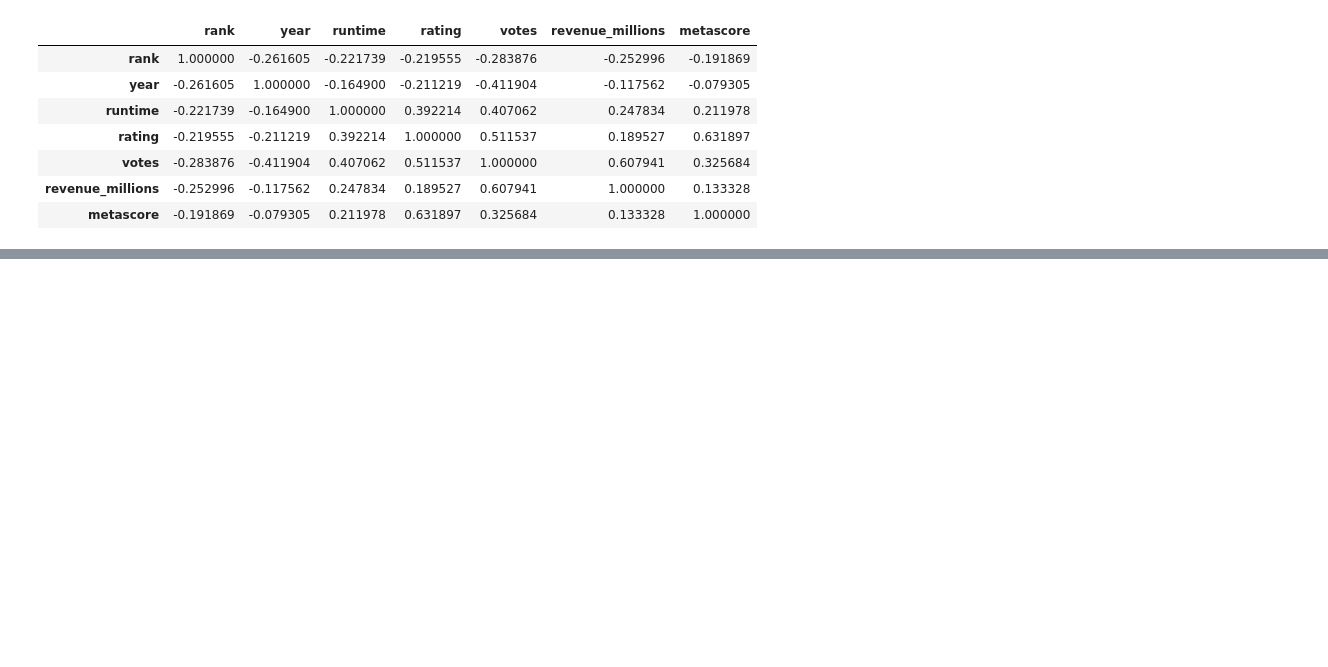
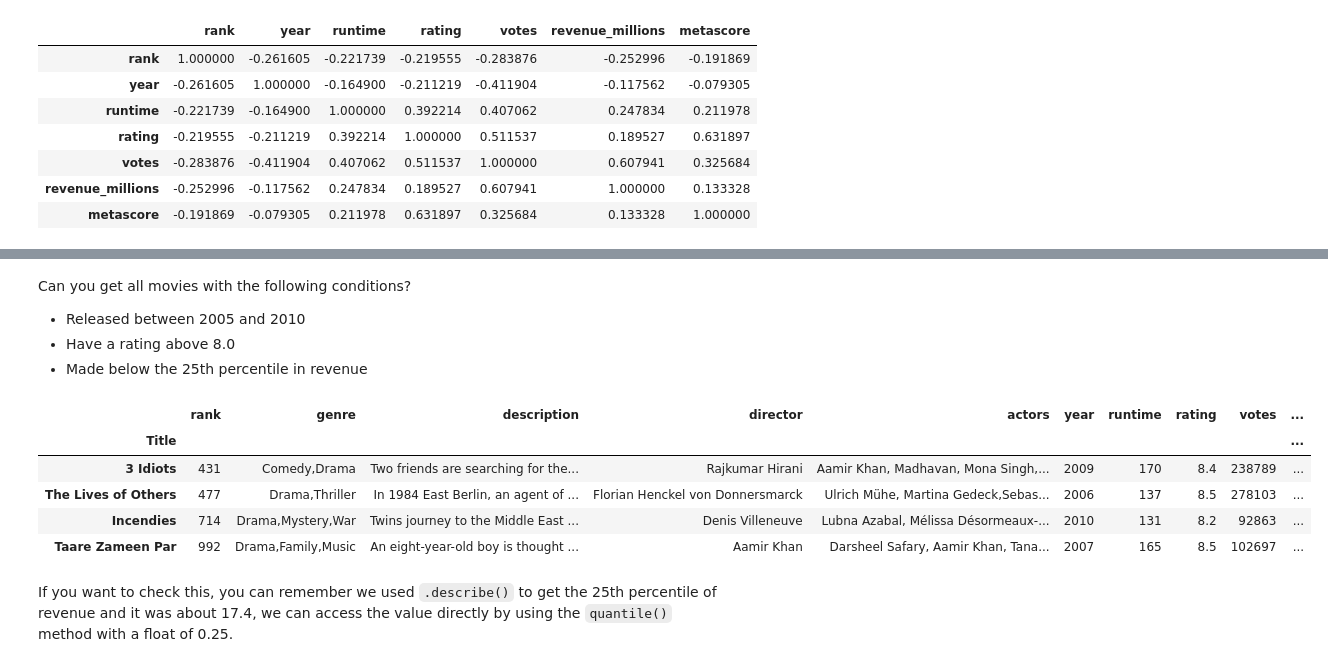
Before and after one commit to mrodriguezalas/intro-python-summer-course, a Jupyter notebook: Lesson 3/Lesson 3b - Pandas Key Concepts.ipynb, the cells around one changed output, grey strips where cells are left out. Cells and saved outputs as stored; diff of their text form; code cells hidden in the pictures; blank space fills up the shorter version.

```diff
--- a/Lesson 3/Lesson 3b - Pandas Key Concepts.ipynb
+++ b/Lesson 3/Lesson 3b - Pandas Key Concepts.ipynb
@@ -654,0 +832,18 @@ On the next section we will further explore how to explore Dataframe and Series:
+# %% [markdown]
+Can you get all movies with the following conditions?
+- Released between 2005 and 2010
+- Have a rating above 8.0
+- Made below the 25th percentile in revenue
+# %%
+movies[((movies['year'] >= 2005) & (movies['year'] <= 2010)) # get movies between years 2005 and 2010
+      & (movies['rating'] > 8.0) # get movies with rating greater than 8.0
+      & (movies['revenue_millions'] < movies['revenue_millions'].quantile(0.25))] # get movies with revenue less than 25th percentile
+# %% [output]
+|  | rank | genre | description | director | actors | year | runtime | rating | votes | ... |
+| Title |  |  |  |  |  |  |  |  |  | ... |
+| 3 Idiots | 431 | Comedy,Drama | Two friends are searching for the... | Rajkumar Hirani | Aamir Khan, Madhavan, Mona Singh,... | 2009 | 170 | 8.4 | 238789 | ... |
+| The Lives of Others | 477 | Drama,Thriller | In 1984 East Berlin, an agent of ... | Florian Henckel von Donnersmarck | Ulrich Mühe, Martina Gedeck,Sebas... | 2006 | 137 | 8.5 | 278103 | ... |
+| Incendies | 714 | Drama,Mystery,War | Twins journey to the Middle East ... | Denis Villeneuve | Lubna Azabal, Mélissa Désormeaux-... | 2010 | 131 | 8.2 | 92863 | ... |
+| Taare Zameen Par | 992 | Drama,Family,Music | An eight-year-old boy is thought ... | Aamir Khan | Darsheel Safary, Aamir Khan, Tana... | 2007 | 165 | 8.5 | 102697 | ... |
+# %% [markdown]
+If you want to check this, you can remember we used `.describe()` to get the 25th percentile of revenue and it was about 17.4, we can access the value directly by using the `quantile()` method with a float of 0.25.
```
Also changed, not shown: parts of 25 cells of this notebook, 2 other files.
